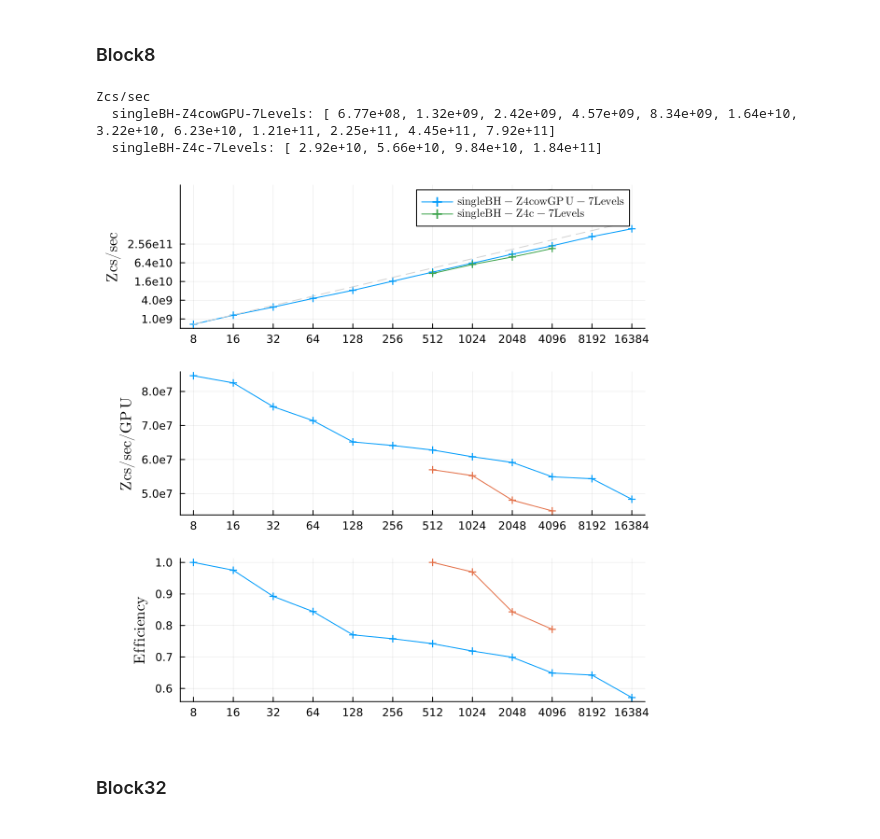
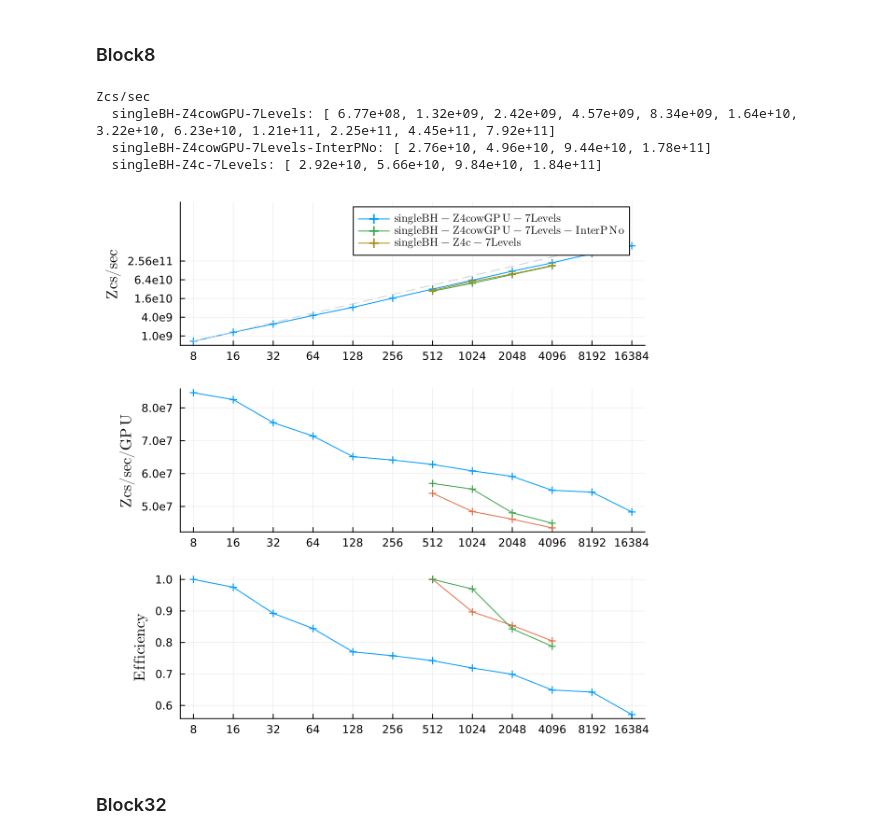
Before and after one commit to lwJi/ETK-Scaling-Tests, a Jupyter notebook: frontier/ipynb/singleBH-Levels7.ipynb, the cells around one changed output. Saved outputs shown, nothing was run; the diff lists cells and outputs as text; code cells hidden in the pictures.

Commit message:
frontier: update singleBH-Levels7.ipynb

```diff
--- a/frontier/ipynb/singleBH-Levels7.ipynb
+++ b/frontier/ipynb/singleBH-Levels7.ipynb
@@ -125,6 +125,9 @@ let patt_dirss = [
         ([
             (r"singleBH_Z4cowGPU_L7_N\d+_r0000", "singleBH-Z4cowGPU-7Levels"),
         ], "../data/singleBH-Scaling/Levels7/Block8/", :cross),
+        ([
+            (r"singleBH_Z4cowGPU_L7_N\d+_r0000", "singleBH-Z4cowGPU-7Levels-InterPNo"),
+        ], "../data/singleBH-Scaling/Levels7/Block8-interprocessNo/", :cross),
         ([
             (r"singleBH_Z4c_L7_N\d+_r0000", "singleBH-Z4c-7Levels"),
         ], "../data/singleBH-Scaling/Levels7/Block8-Z4c/", :cross),
@@ -148,34 +151,35 @@ let patt_dirss = [
 
     println("Zcs/sec")
     for (patterns, parent_dir, mark) in patt_dirss
         # Load averages for the given patterns and directory
         dats, labs = MiscStdout.load_avgs(patterns, parent_dir; option = "ZcsPerSecond", range=:)
         # Iterate through the loaded datasets
         for (i, dat) in enumerate(dats)
             # Plot Zcs/sec
             plot!(plt1, dat[1] * 8, dat[2], label = L"\mathrm{%$(labs[i])}", marker = mark)
             plot!(plt1, dat[1] * 8, dat[2][1] .* dat[1], label="", linestyle=:dash, color=:lightgray)
 
             plot!(plt3, dat[1] * 8, dat[2] ./ (dat[1] * 8), label = "",  marker = mark)
 
             @printf("  %8s: [", labs[i])
             println(join([@sprintf(" %8.2e", d) for d in dat[2]], ","), "]")
 
             # Plot Efficiency
             value_per_node = dat[2] ./ dat[1]
             efficiency = value_per_node ./ first(value_per_node)
             plot!(plt2, dat[1] * 8, efficiency, label = "", marker = mark)
         end
     end
 
     plt = plot(plt1, plt3, plt2, layout=(3,1), size=(600, 600))
     display(plt)
 end
 # %% [output]
 Zcs/sec
   singleBH-Z4cowGPU-7Levels: [ 6.77e+08, 1.32e+09, 2.42e+09, 4.57e+09, 8.34e+09, 1.64e+10, 3.22e+10, 6.23e+10, 1.21e+11, 2.25e+11, 4.45e+11, 7.92e+11]
+  singleBH-Z4cowGPU-7Levels-InterPNo: [ 2.76e+10, 4.96e+10, 9.44e+10, 1.78e+11]
   singleBH-Z4c-7Levels: [ 2.92e+10, 5.66e+10, 9.84e+10, 1.84e+11]
-[figure, old version]
+[figure, new version]
 # %% [markdown]
 ### Block32
 # %%
```
